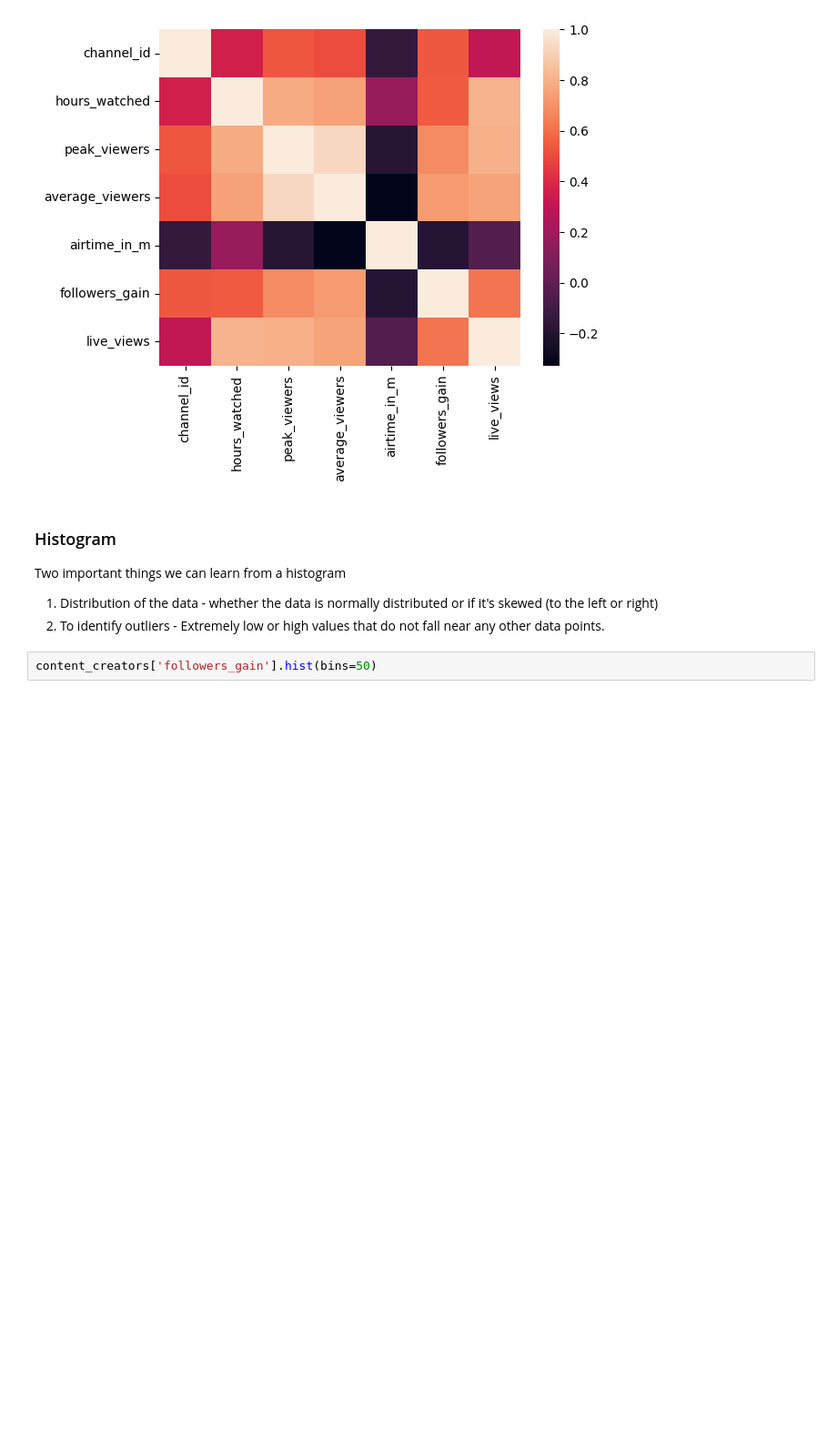
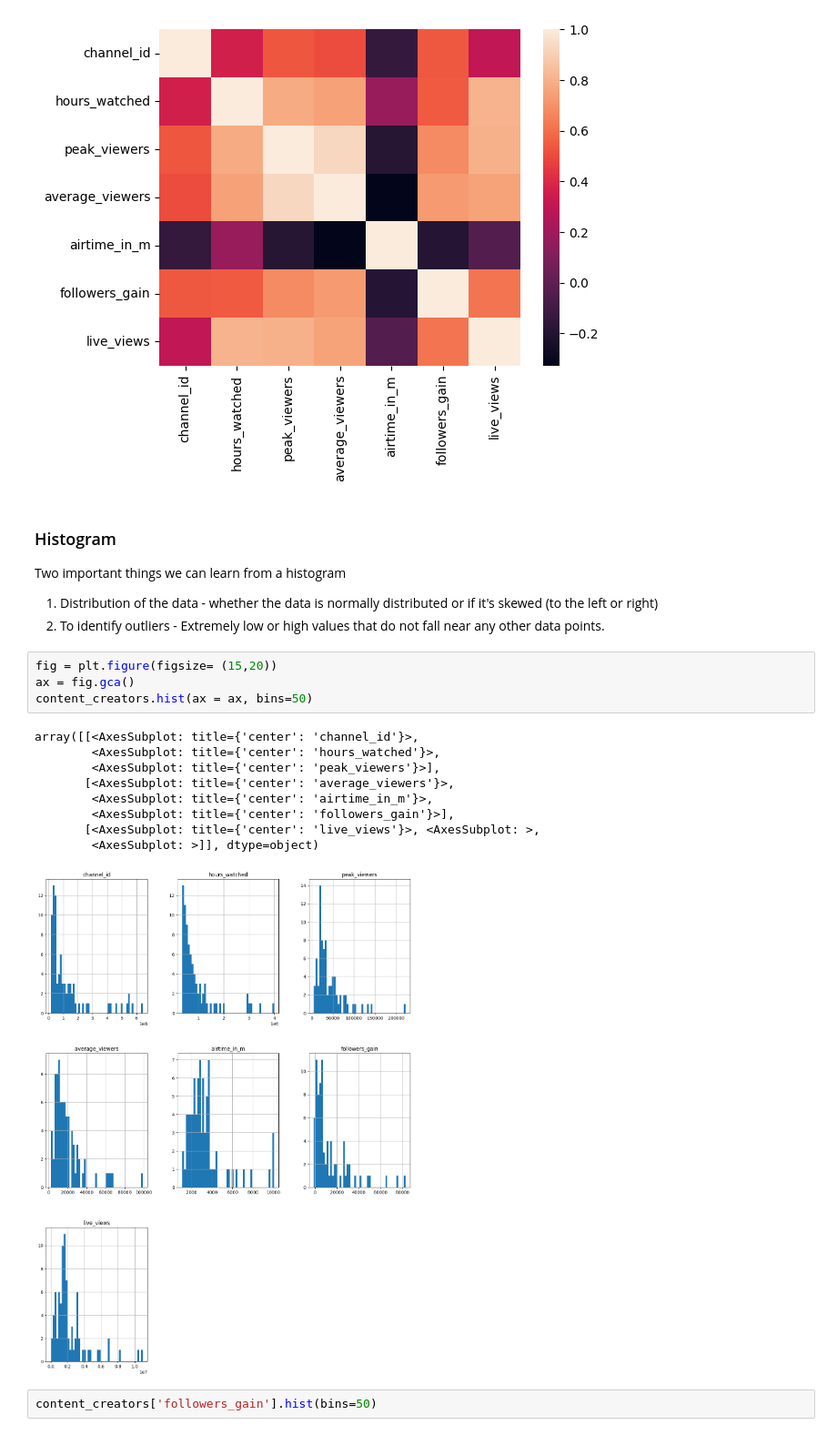
Before and after one commit to xPrinny/ProgramFundiesDataAnalyzers, a Jupyter notebook: Twitch_DataAnalysis.ipynb, the cells around one changed output. Shown at 91% size. Drawn from its saved outputs; the diff is of its cells as text; blank space fills up the shorter version.

```diff
--- a/Twitch_DataAnalysis.ipynb
+++ b/Twitch_DataAnalysis.ipynb
@@ -339,6 +339,20 @@ sns.heatmap(content_creators.corr())
 Two important things we can learn from a histogram
 1.   Distribution of the data - whether the data is normally distributed or if it's skewed (to the left or right)
 2.   To identify outliers - Extremely low or high values that do not fall near any other data points.
+# %%
+fig = plt.figure(figsize= (15,20))
+ax = fig.gca()
+content_creators.hist(ax = ax, bins=50)
+# %% [output]
+array([[<AxesSubplot: title={'center': 'channel_id'}>,
+        <AxesSubplot: title={'center': 'hours_watched'}>,
+        <AxesSubplot: title={'center': 'peak_viewers'}>],
+       [<AxesSubplot: title={'center': 'average_viewers'}>,
+        <AxesSubplot: title={'center': 'airtime_in_m'}>,
+        <AxesSubplot: title={'center': 'followers_gain'}>],
+       [<AxesSubplot: title={'center': 'live_views'}>, <AxesSubplot: >,
+        <AxesSubplot: >]], dtype=object)
+[figure, added]
 # %%
 content_creators['followers_gain'].hist(bins=50)
 # %% [output]
```
Also changed, not shown: parts of 5 cells of this notebook.
